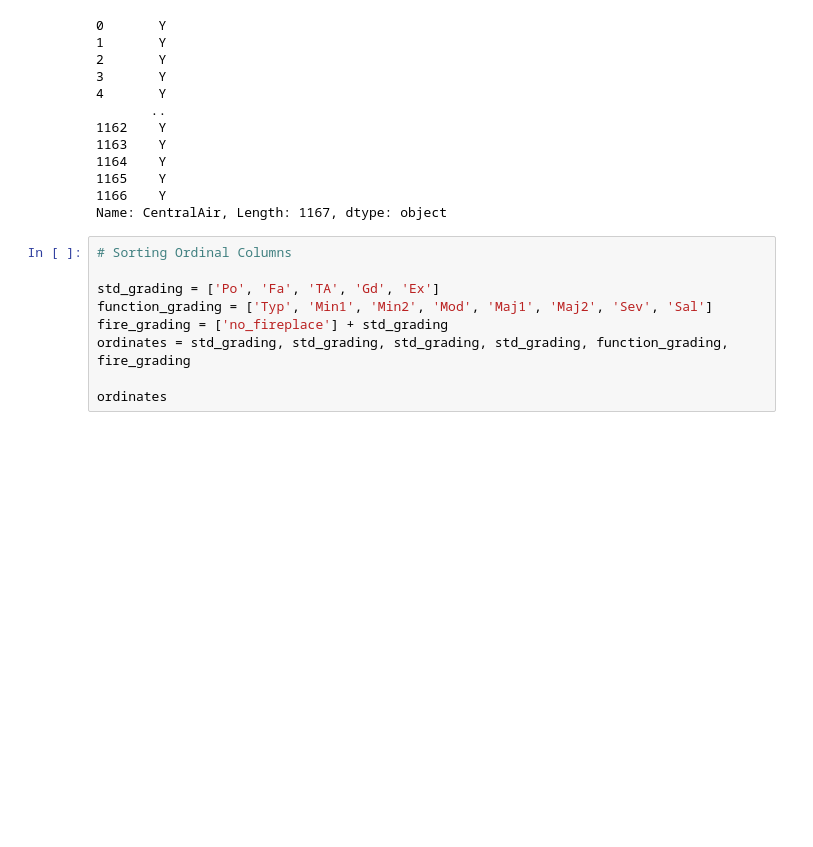
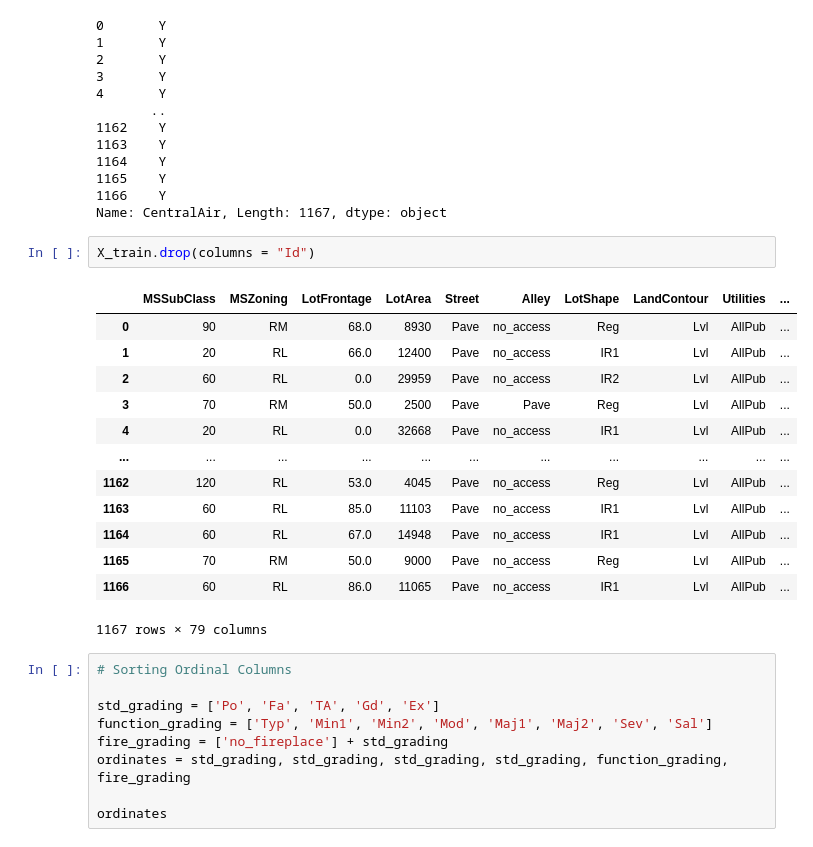
Before and after one commit to tejasph/house_price_prediction, a Jupyter notebook: Preprocess.ipynb, the cells around one changed output. Drawn from its saved outputs; the diff is of its cells as text; blank space fills up the shorter version.

```diff
--- a/Preprocess.ipynb
+++ b/Preprocess.ipynb
@@ -73,6 +73,22 @@ X_train['CentralAir']
 1165    Y
 1166    Y
 Name: CentralAir, Length: 1167, dtype: object
+# %%
+X_train.drop(columns = "Id")
+# %% [output]
+|  | MSSubClass | MSZoning | LotFrontage | LotArea | Street | Alley | LotShape | LandContour | Utilities | ... |
+| 0 | 90 | RM | 68.0 | 8930 | Pave | no_access | Reg | Lvl | AllPub | ... |
+| 1 | 20 | RL | 66.0 | 12400 | Pave | no_access | IR1 | Lvl | AllPub | ... |
+| 2 | 60 | RL | 0.0 | 29959 | Pave | no_access | IR2 | Lvl | AllPub | ... |
+| 3 | 70 | RM | 50.0 | 2500 | Pave | Pave | Reg | Lvl | AllPub | ... |
+| 4 | 20 | RL | 0.0 | 32668 | Pave | no_access | IR1 | Lvl | AllPub | ... |
+| ... | ... | ... | ... | ... | ... | ... | ... | ... | ... | ... |
+| 1162 | 120 | RL | 53.0 | 4045 | Pave | no_access | Reg | Lvl | AllPub | ... |
+| 1163 | 60 | RL | 85.0 | 11103 | Pave | no_access | IR1 | Lvl | AllPub | ... |
+| 1164 | 60 | RL | 67.0 | 14948 | Pave | no_access | IR1 | Lvl | AllPub | ... |
+| 1165 | 70 | RM | 50.0 | 9000 | Pave | no_access | Reg | Lvl | AllPub | ... |
+| 1166 | 60 | RL | 86.0 | 11065 | Pave | no_access | IR1 | Lvl | AllPub | ... |
+1167 rows × 79 columns
 # %%
 # Sorting Ordinal Columns
 
```
Also changed, not shown: parts of 8 cells of this notebook, 2 other files.
